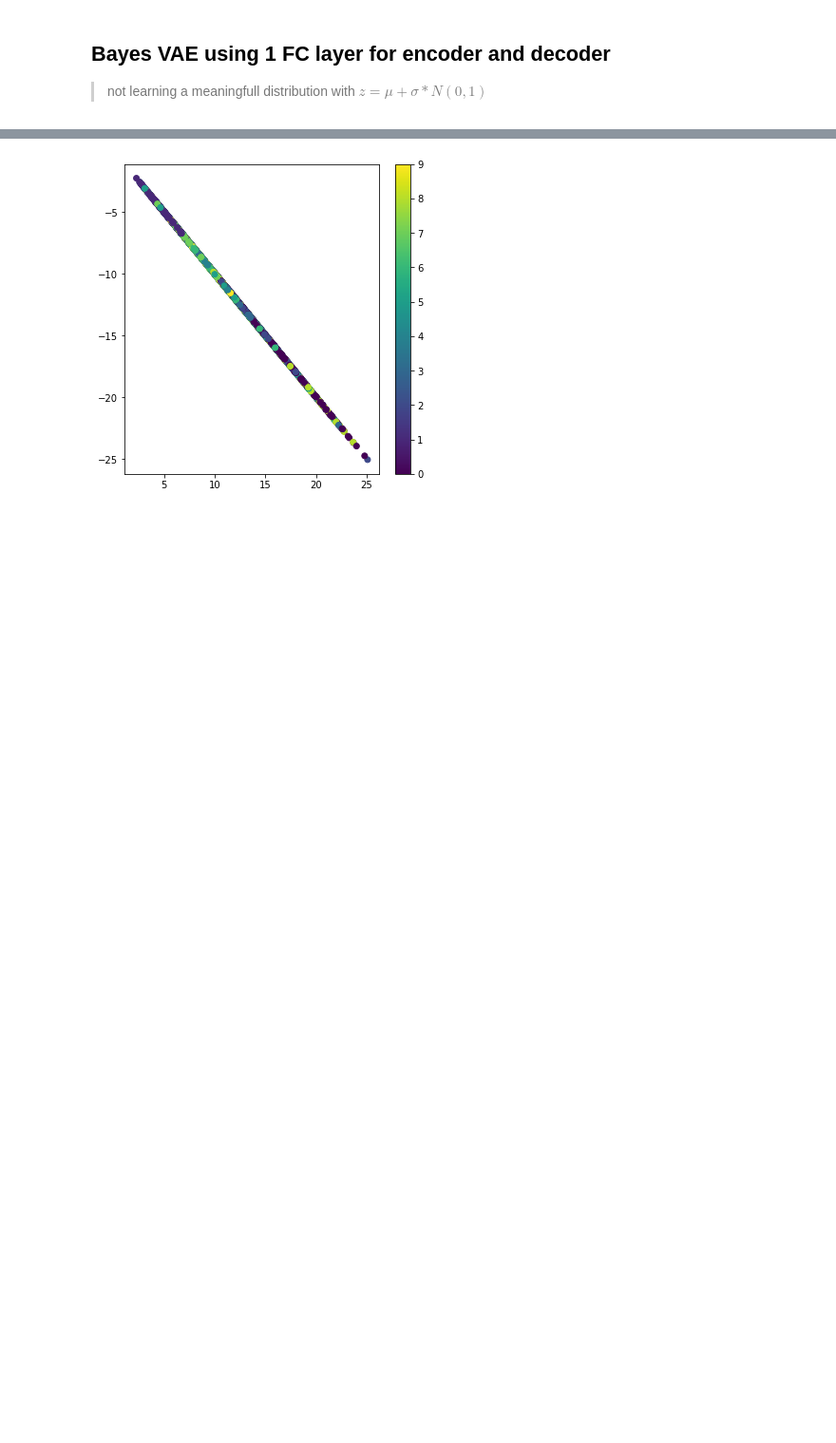
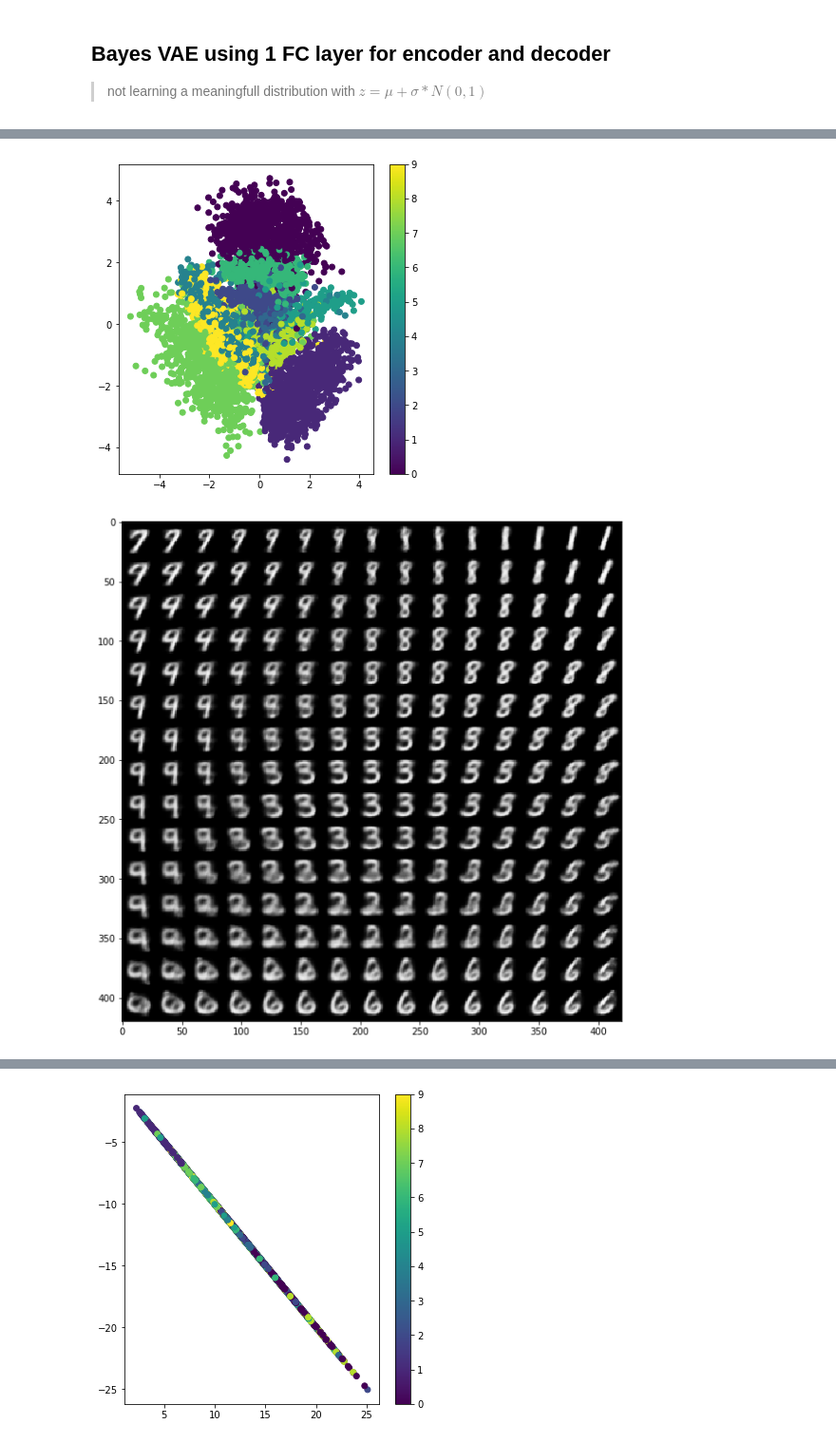
Before and after one commit to gourie/AE, a Jupyter notebook: AE_notebook.ipynb, the cells around one changed output, grey strips where cells are left out. Shown: that part at 95% size. Drawn from its saved outputs; the diff is of its cells as text; code cells hidden in the pictures; blank space fills up the shorter version.

Commit message:
increased fc1 to 1024 nodes and loss kept decreasing for first time over 20 epochs

```diff
--- a/AE_notebook.ipynb
+++ b/AE_notebook.ipynb
@@ -348,7 +348,8 @@ class BayesVAE(object):
         h_decoded = self.decoder_h(z)
         x_decoded_mean = self.decoder_mean(h_decoded)
 
-        y = CustomVariationalLayer()([x, x_decoded_mean])
+#         y = CustomVariationalLayer()([x, x_decoded_mean])
+        y = CustomVariationalLayer(self.original_dim, self.z_mean, self.z_log_var)([x, x_decoded_mean])
         self.vae = Model(x, y)
 
     def normal_sampling(self, args):
@@ -463,8 +464,8 @@ def plot_manifold(generator):
 # %%
 x_train, x_test, y_train, y_test = load_mnist_data()
 bs = 100
-fcVAE = BayesVAE(original_dim=784,intermediate_dim=256, batch_size=bs)
-fcVAE.train(x_train, x_test, nb_epochs=50)
+fcVAE = BayesVAE(original_dim=784,intermediate_dim=1024, batch_size=bs, epsilon_std=0.5)
+fcVAE.train(x_train, x_test, nb_epochs=20)
 print("Training VAE done")
 # %% [output]
 (60000, 784)
@@ -473,3 +490,9 @@ ValueError: Layer custom_variational_layer_5 was called with an input that isn't
+# %%
+scatterplot_latent_space(fcVAE.encoder_model(), x_test, y_test, bs)
+plot_manifold(fcVAE.decoder_model())
+# %% [output]
+[figure, added]
+[figure, added]
 # %%
 '''This script demonstrates how to build a variational autoencoder with Keras.
  #Reference
```
Also changed, not shown: parts of 3 cells of this notebook.
